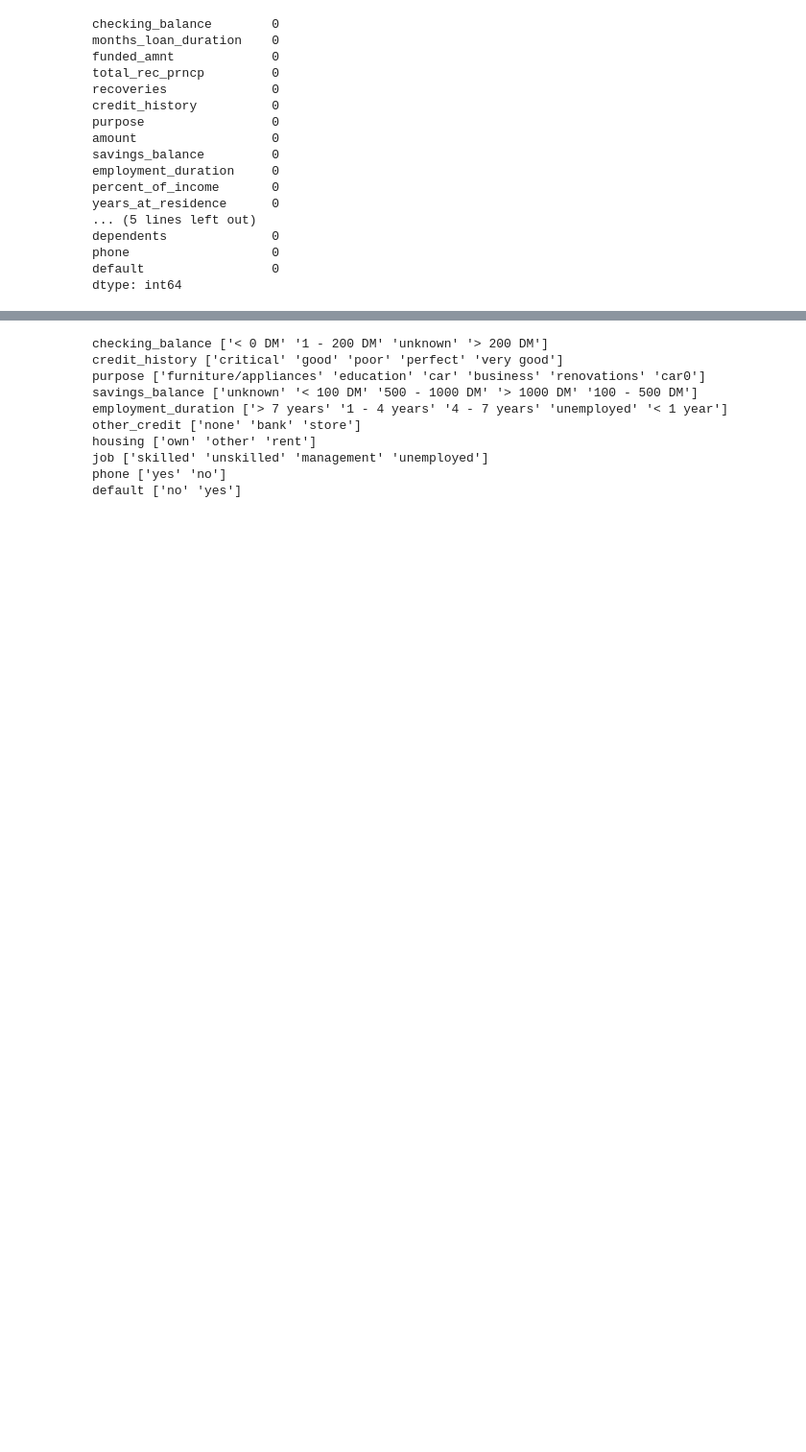
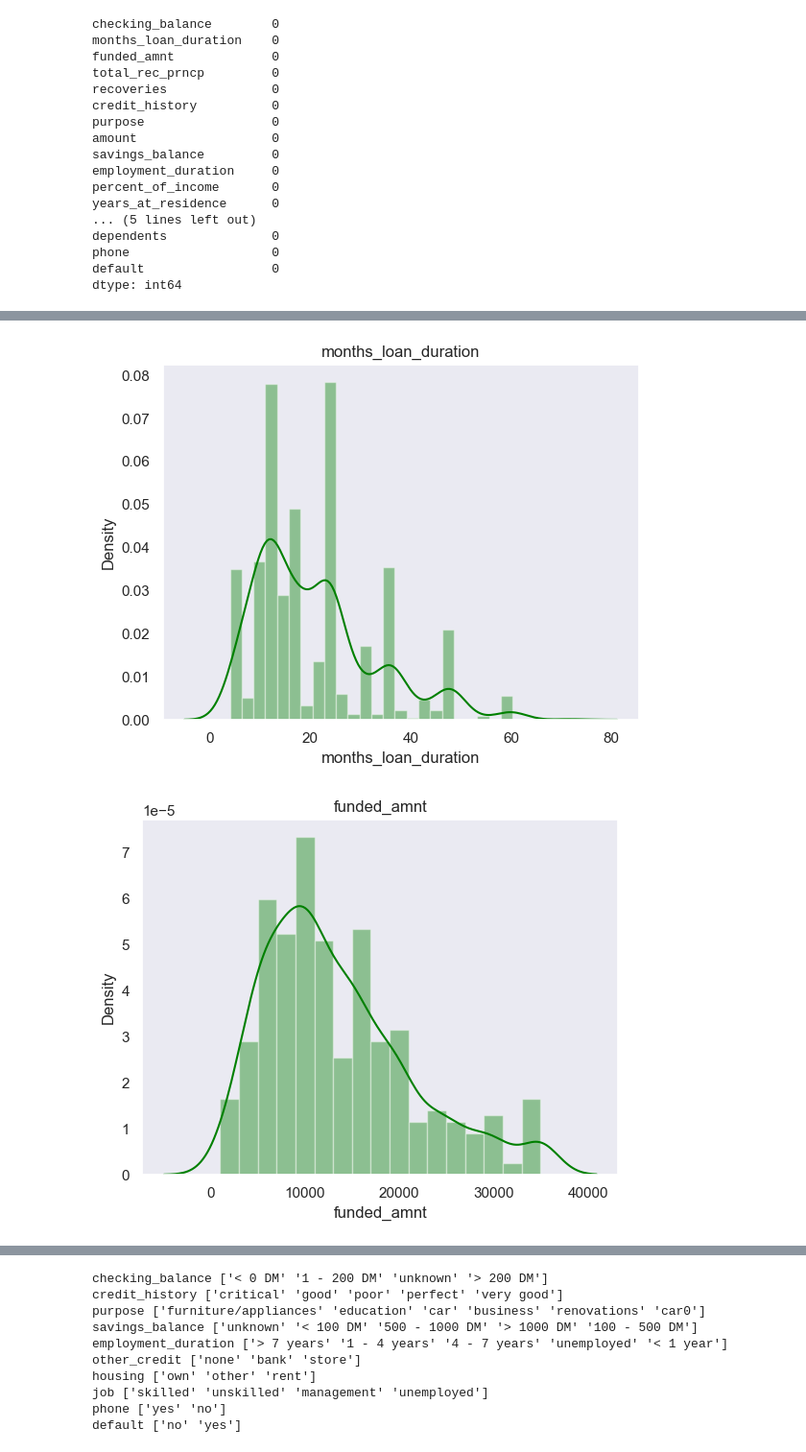
Before and after one commit to sumanpaudel1997/Credit-Risk-Modeling-in-Python, a Jupyter notebook: german credit risk.ipynb, the cells around one changed output, grey strips where cells are left out. Shown: that part at 96% size. Saved outputs shown, nothing was run; the diff lists cells and outputs as text; code cells hidden in the pictures; blank space fills up the shorter version.

Commit message:
displot and distributions of numerical variable

```diff
--- a/german credit risk.ipynb
+++ b/german credit risk.ipynb
@@ -66,0 +67,13 @@ dtype: object
+# %%
+# create dataset to include only numeric variables
+df_numerical = df_loan_data.select_dtypes(exclude='object')
+# %%
+# create a histogram of all the numeric variables for distribution
+sns.set(style='dark', palette='muted', color_codes=True)
+for i in df_numerical.columns:
+    sns.distplot(df_numerical[i],kde=True,color='green')
+    plt.title(i)
+    plt.show()
+# %% [output]
+[figure, added]
+[figure, added]
```
Also changed, not shown: parts of 4 cells of this notebook.
